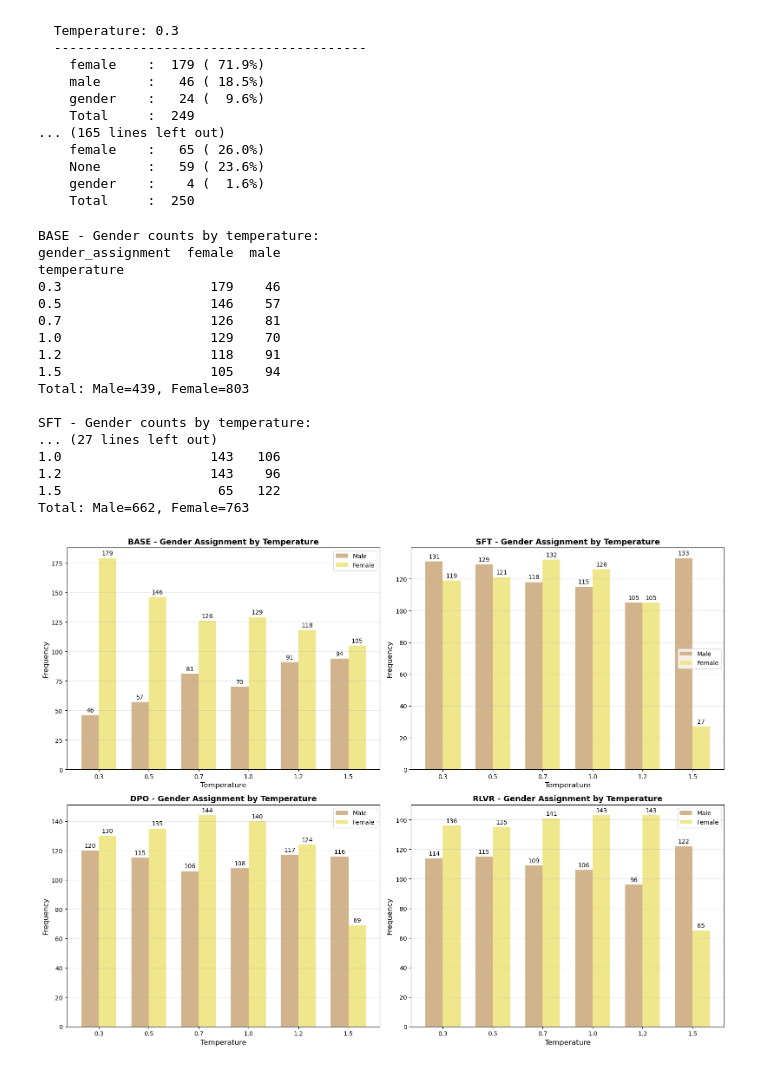
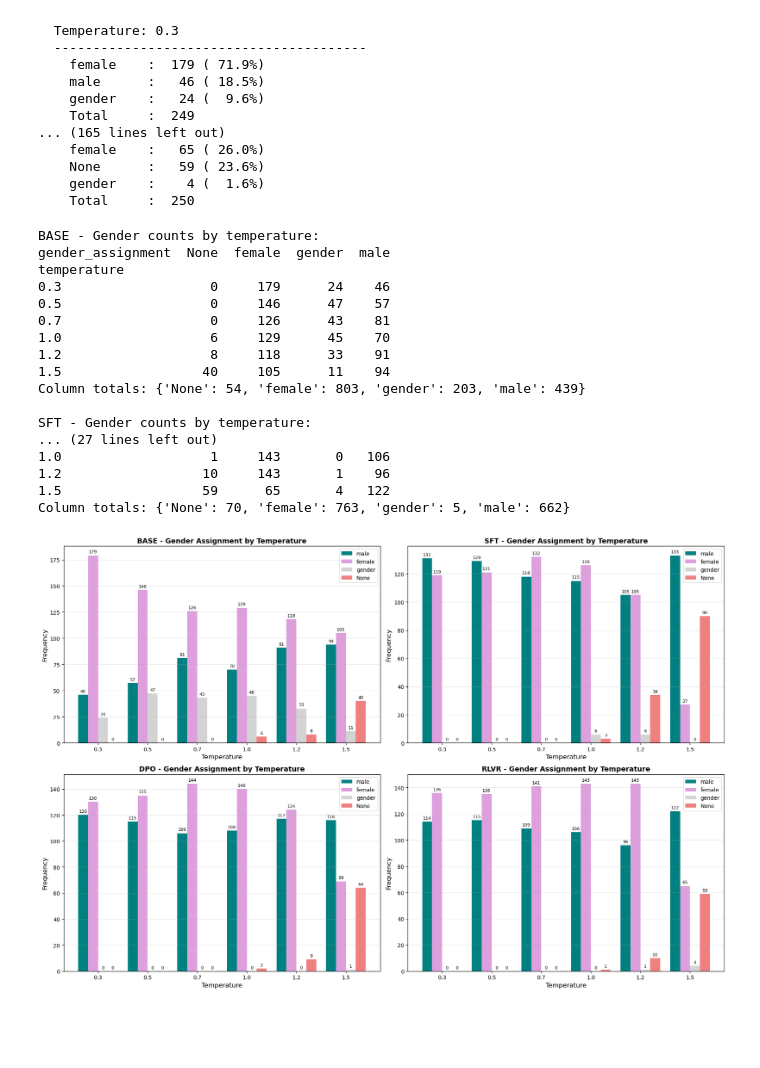
Before and after one commit to manthangadhia/occupational_bias_llms, a Jupyter notebook: notebooks/olmo_analysis.ipynb, the cells around one changed output. Saved outputs shown, nothing was run; the diff lists cells and outputs as text; code cells hidden in the pictures; blank space fills up the shorter version.

Commit message:
Updated diagrams for clarity

```diff
--- a/notebooks/olmo_analysis.ipynb
+++ b/notebooks/olmo_analysis.ipynb
@@ -383,7 +383,7 @@ def assign_gender(model_response):
     for indicator in unassigned:
         if indicator in first_few_words:
             return 'gender'
-    return None
+    return 'None'
 
 olmo_df['gender_assignment'] = olmo_df['response'].parallel_apply(assign_gender)
 olmo_df.head()
@@ -454,10 +454,10 @@ axes = axes.flatten()
 
 # Define colors for each category
 category_colors = {
-    'male': 'tan',
-    'female': 'khaki',
+    'male': 'teal',
+    'female': 'plum',
     'gender': 'lightgray',
-    None: 'lightcoral'
+    'None': 'lightcoral'
 }
 
 for idx, model in enumerate(model_types):
@@ -472,7 +472,7 @@ for idx, model in enumerate(model_types):
     temp_gender_counts = temp_gender_counts.sort_index()
 
     # Determine which categories are present
-    all_categories = ['male', 'female', 'gender', None]
+    all_categories = ['male', 'female', 'gender', 'None']
     present_categories = [cat for cat in all_categories if cat in temp_gender_counts.columns]
 
     # Plot
@@ -485,47 +485,47 @@ for idx, model in enumerate(model_types):
         offset = (i - n_categories/2 + 0.5) * width
         counts = temp_gender_counts[category]
         color = category_colors.get(category, 'lightblue')
-        label = str(category) if category is not None else 'None'
+        label = str(category) #if category is not None else 'None'
         bars = ax.bar(x + offset, counts, width, label=label, color=color)
         bars_list.append(bars)
 
         # Add count labels on bars
         ax.bar_label(bars, padding=3, fontsize=8)
 
     ax.set_xlabel('Temperature', fontsize=12)
     ax.set_ylabel('Frequency', fontsize=12)
     ax.set_title(f'{model.upper()} - Gender Assignment by Temperature', fontsize=13, fontweight='bold')
     ax.set_xticks(x)
     ax.set_xticklabels([f'{t:.1f}' for t in temp_gender_counts.index])
     ax.legend()
     ax.grid(axis='y', alpha=0.3)
 
     # Print statistics
     print(f"\n{model.upper()} - Gender counts by temperature:")
     print(temp_gender_counts)
     print(f"Column totals: {temp_gender_counts.sum().to_dict()}")
 
 plt.tight_layout()
 plt.show()
 # %% [output]
 BASE - Gender counts by temperature:
-gender_assignment  female  male
+gender_assignment  None  female  gender  male
 temperature
-0.3                   179    46
-0.5                   146    57
-0.7                   126    81
-1.0                   129    70
-1.2                   118    91
-1.5                   105    94
-Total: Male=439, Female=803
+0.3                   0     179      24    46
+0.5                   0     146      47    57
+0.7                   0     126      43    81
+1.0                   6     129      45    70
+1.2                   8     118      33    91
+1.5                  40     105      11    94
+Column totals: {'None': 54, 'female': 803, 'gender': 203, 'male': 439}
 
 SFT - Gender counts by temperature:
 ... (27 lines left out)
-1.0                   143   106
-1.2                   143    96
-1.5                    65   122
-Total: Male=662, Female=763
+1.0                   1     143       0   106
+1.2                  10     143       1    96
+1.5                  59      65       4   122
+Column totals: {'None': 70, 'female': 763, 'gender': 5, 'male': 662}
-[figure, old version]
+[figure, new version]
 # %%
 # Create subplots for gender assignment frequency by model
 fig, axes = plt.subplots(2, 2, figsize=(14, 10))
```
Also changed, not shown: parts of 1 cell of this notebook.
